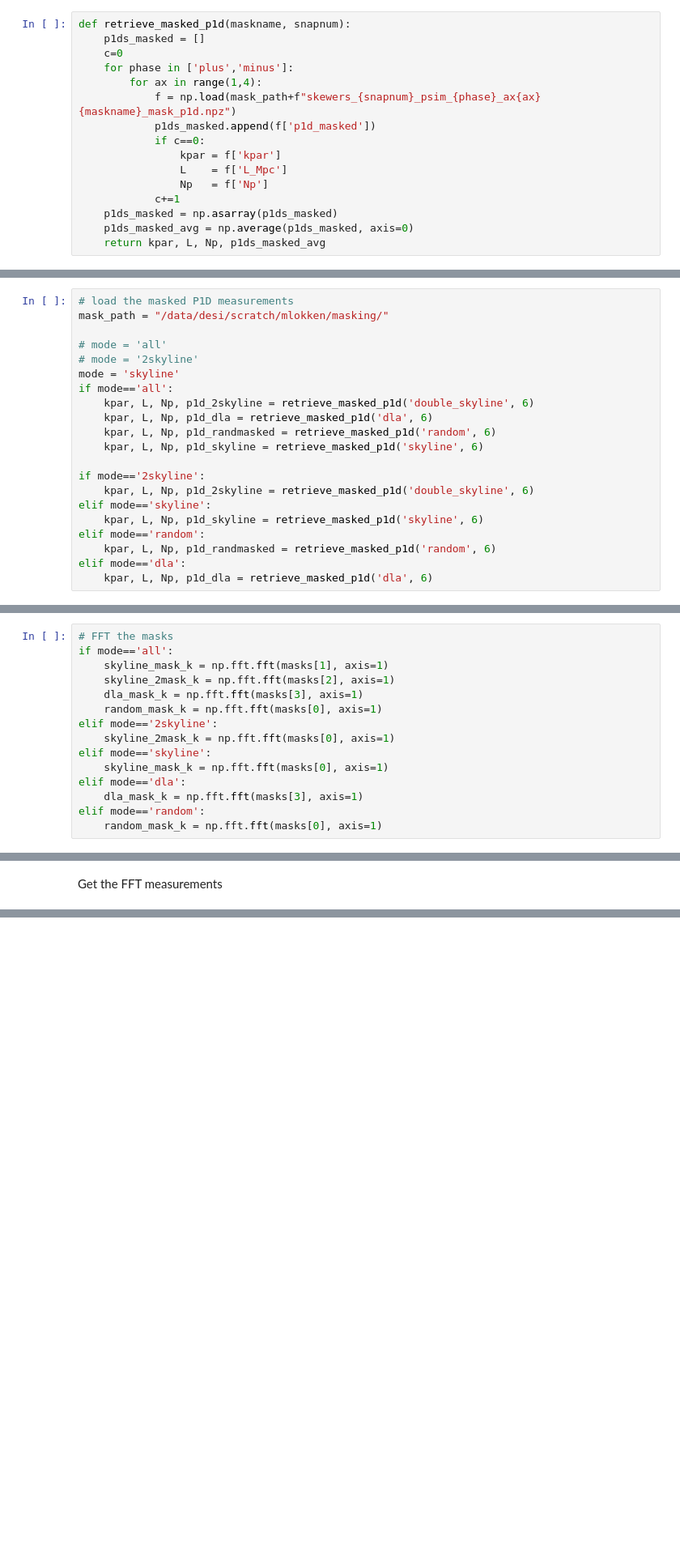
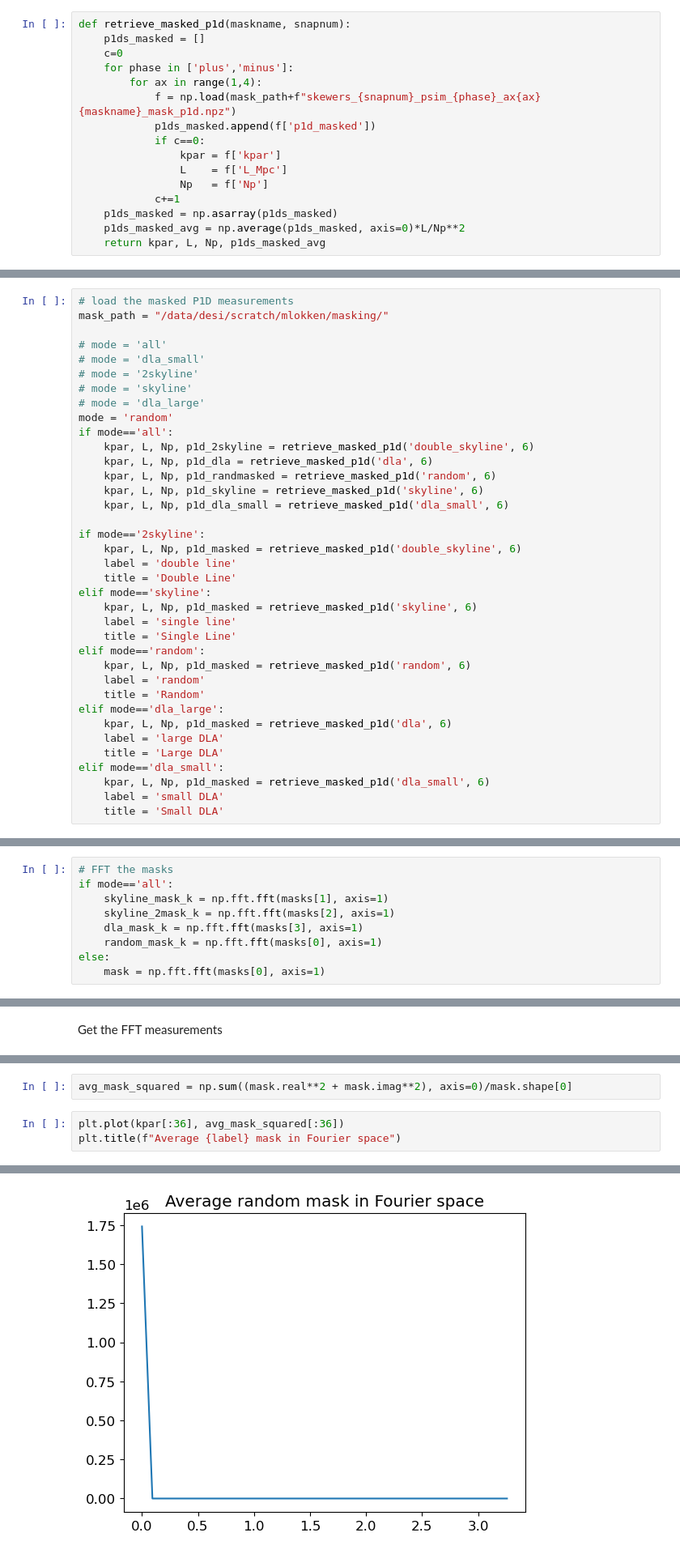
Before and after one commit to marlena6/px-optimal-estimator, a Jupyter notebook: paper/p1d_mask_hydrosim.ipynb, the cells around one changed output, grey strips where cells are left out. Shown at 81% size. Saved outputs shown, nothing was run; the diff lists cells and outputs as text; blank space fills up the shorter version.

```diff
--- a/paper/p1d_mask_hydrosim.ipynb
+++ b/paper/p1d_mask_hydrosim.ipynb
@@ -33,7 +34,7 @@ def retrieve_masked_p1d(maskname, snapnum):
                 Np   = f['Np']
             c+=1
     p1ds_masked = np.asarray(p1ds_masked)
-    p1ds_masked_avg = np.average(p1ds_masked, axis=0)
+    p1ds_masked_avg = np.average(p1ds_masked, axis=0)*L/Np**2
     return kpar, L, Np, p1ds_masked_avg
 # %% [markdown]
 Load the data
@@ -67,22 +85,38 @@ len(sim_z['k_Mpc'])
 mask_path = "/data/desi/scratch/mlokken/masking/"
 
 # mode = 'all'
+# mode = 'dla_small'
 # mode = '2skyline'
-mode = 'skyline'
+# mode = 'skyline'
+# mode = 'dla_large'
+mode = 'random'
 if mode=='all':
     kpar, L, Np, p1d_2skyline = retrieve_masked_p1d('double_skyline', 6)
     kpar, L, Np, p1d_dla = retrieve_masked_p1d('dla', 6)
     kpar, L, Np, p1d_randmasked = retrieve_masked_p1d('random', 6)
     kpar, L, Np, p1d_skyline = retrieve_masked_p1d('skyline', 6)
+    kpar, L, Np, p1d_dla_small = retrieve_masked_p1d('dla_small', 6)
 
 if mode=='2skyline':
-    kpar, L, Np, p1d_2skyline = retrieve_masked_p1d('double_skyline', 6)
+    kpar, L, Np, p1d_masked = retrieve_masked_p1d('double_skyline', 6)
+    label = 'double line'
+    title = 'Double Line'
 elif mode=='skyline':
-    kpar, L, Np, p1d_skyline = retrieve_masked_p1d('skyline', 6)
+    kpar, L, Np, p1d_masked = retrieve_masked_p1d('skyline', 6)
+    label = 'single line'
+    title = 'Single Line'
 elif mode=='random':
-    kpar, L, Np, p1d_randmasked = retrieve_masked_p1d('random', 6)
-elif mode=='dla':
-    kpar, L, Np, p1d_dla = retrieve_masked_p1d('dla', 6)
+    kpar, L, Np, p1d_masked = retrieve_masked_p1d('random', 6)
+    label = 'random'
+    title = 'Random'
+elif mode=='dla_large':
+    kpar, L, Np, p1d_masked = retrieve_masked_p1d('dla', 6)
+    label = 'large DLA'
+    title = 'Large DLA'
+elif mode=='dla_small':
+    kpar, L, Np, p1d_masked = retrieve_masked_p1d('dla_small', 6)
+    label = 'small DLA'
+    title = 'Small DLA'
 # %%
 if mode=='all':
     nmodes = 300
@@ -154,14 +192,8 @@ if mode=='all':
     skyline_2mask_k = np.fft.fft(masks[2], axis=1)
     dla_mask_k = np.fft.fft(masks[3], axis=1)
     random_mask_k = np.fft.fft(masks[0], axis=1)
-elif mode=='2skyline':
-    skyline_2mask_k = np.fft.fft(masks[0], axis=1)
-elif mode=='skyline':
-    skyline_mask_k = np.fft.fft(masks[0], axis=1)
-elif mode=='dla':
-    dla_mask_k = np.fft.fft(masks[3], axis=1)
-elif mode=='random':
-    random_mask_k = np.fft.fft(masks[0], axis=1)
+else:
+    mask = np.fft.fft(masks[0], axis=1)
 # %%
 kmax = np.pi/pix_spacing
 kbin_spacing = kpar[1]-kpar[0]
@@ -238,0 +274,6 @@ p1d_unmasked_full = np.concatenate((p1d_unmasked, p1d_unmasked[1:-1][::-1]))
+# %%
+avg_mask_squared = np.sum((mask.real**2 + mask.imag**2), axis=0)/mask.shape[0]
+# %%
+plt.plot(kpar[:36], avg_mask_squared[:36])
+plt.title(f"Average {label} mask in Fourier space")
+# %% [output]
@@ -238,0 +281 @@ p1d_unmasked_full = np.concatenate((p1d_unmasked, p1d_unmasked[1:-1][::-1]))
+[figure, added]
```
Also changed, not shown: parts of 29 cells of this notebook, 3 other files.
